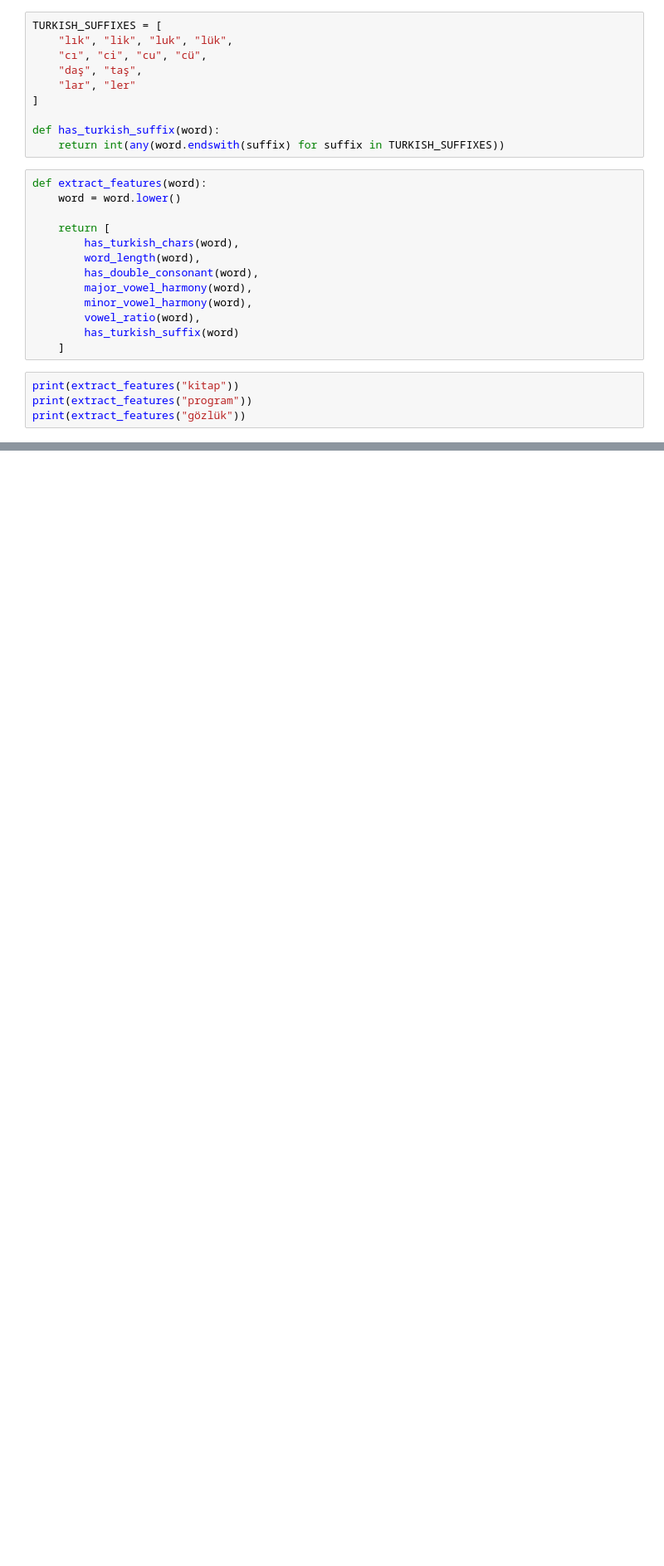
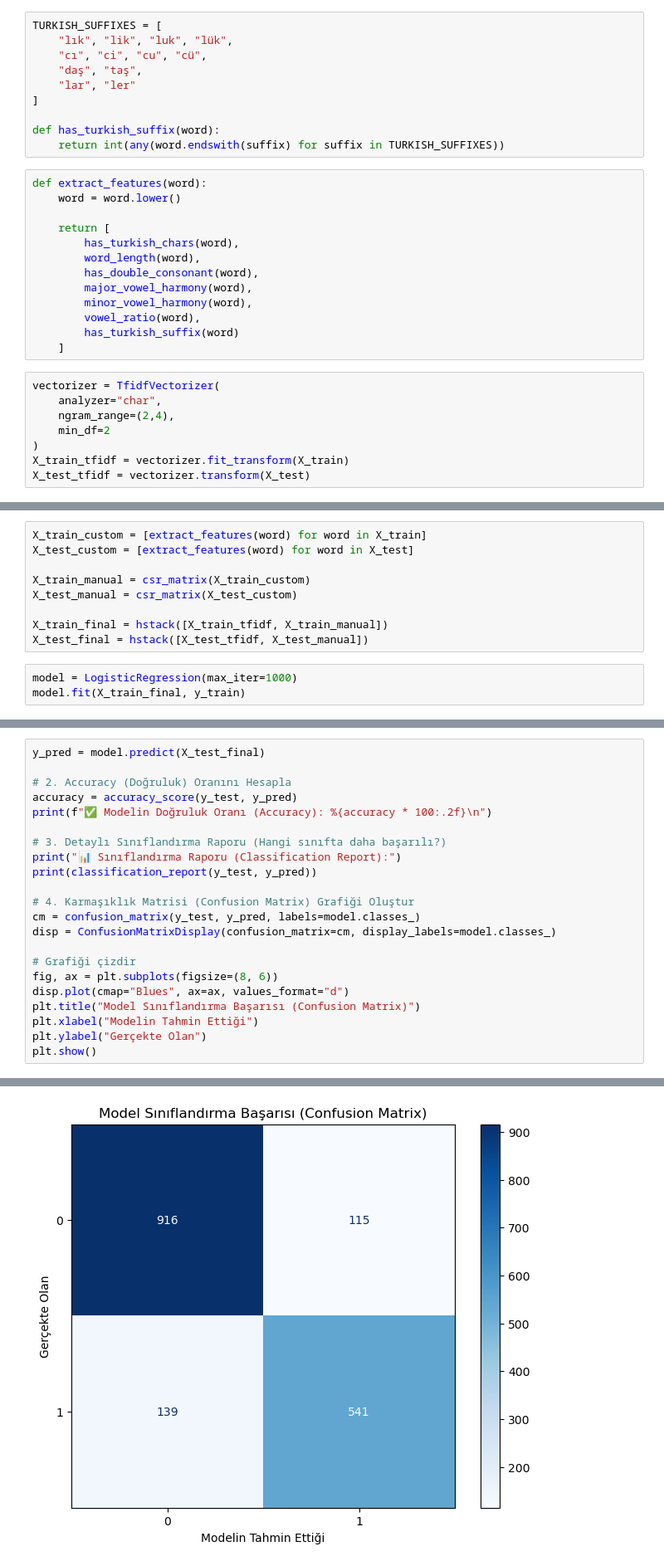
Before and after one commit to Betdesuu/Kelime-Koken-Siniflandirici, a Jupyter notebook: features.ipynb, the cells around one changed output, grey strips where cells are left out. Shown at 83% size. Saved outputs shown, nothing was run; the diff lists cells and outputs as text; blank space fills up the shorter version.

Commit message:
added new datas and logistic regression alg

```diff
--- a/features.ipynb
+++ b/features.ipynb
@@ -73,6 +101,10 @@ def extract_features(word):
         has_turkish_suffix(word)
     ]
 # %%
-print(extract_features("kitap"))
-print(extract_features("program"))
-print(extract_features("gözlük"))
+vectorizer = TfidfVectorizer(
+    analyzer="char",
+    ngram_range=(2,4),
+    min_df=2
+)
+X_train_tfidf = vectorizer.fit_transform(X_train)
+X_test_tfidf = vectorizer.transform(X_test)
@@ -82,0 +111,12 @@ print(extract_features("gözlük"))
+# %%
+X_train_custom = [extract_features(word) for word in X_train]
+X_test_custom = [extract_features(word) for word in X_test]
+
+X_train_manual = csr_matrix(X_train_custom)
+X_test_manual = csr_matrix(X_test_custom)
+
+X_train_final = hstack([X_train_tfidf, X_train_manual])
+X_test_final = hstack([X_test_tfidf, X_test_manual])
+# %%
+model = LogisticRegression(max_iter=1000)
+model.fit(X_train_final, y_train)
@@ -82,0 +125,23 @@ print(extract_features("gözlük"))
+# %%
+y_pred = model.predict(X_test_final)
+
+# 2. Accuracy (Doğruluk) Oranını Hesapla
+accuracy = accuracy_score(y_test, y_pred)
+print(f"✅ Modelin Doğruluk Oranı (Accuracy): %{accuracy * 100:.2f}\n")
+
+# 3. Detaylı Sınıflandırma Raporu (Hangi sınıfta daha başarılı?)
+print("📊 Sınıflandırma Raporu (Classification Report):")
+print(classification_report(y_test, y_pred))
+
+# 4. Karmaşıklık Matrisi (Confusion Matrix) Grafiği Oluştur
+cm = confusion_matrix(y_test, y_pred, labels=model.classes_)
+disp = ConfusionMatrixDisplay(confusion_matrix=cm, display_labels=model.classes_)
+
+# Grafiği çizdir
+fig, ax = plt.subplots(figsize=(8, 6))
+disp.plot(cmap="Blues", ax=ax, values_format="d")
+plt.title("Model Sınıflandırma Başarısı (Confusion Matrix)")
+plt.xlabel("Modelin Tahmin Ettiği")
+plt.ylabel("Gerçekte Olan")
+plt.show()
+# %% [output]
@@ -82,0 +159 @@ print(extract_features("gözlük"))
+[figure, added]
```
Also changed, not shown: parts of 10 cells of this notebook, 1 other file.
